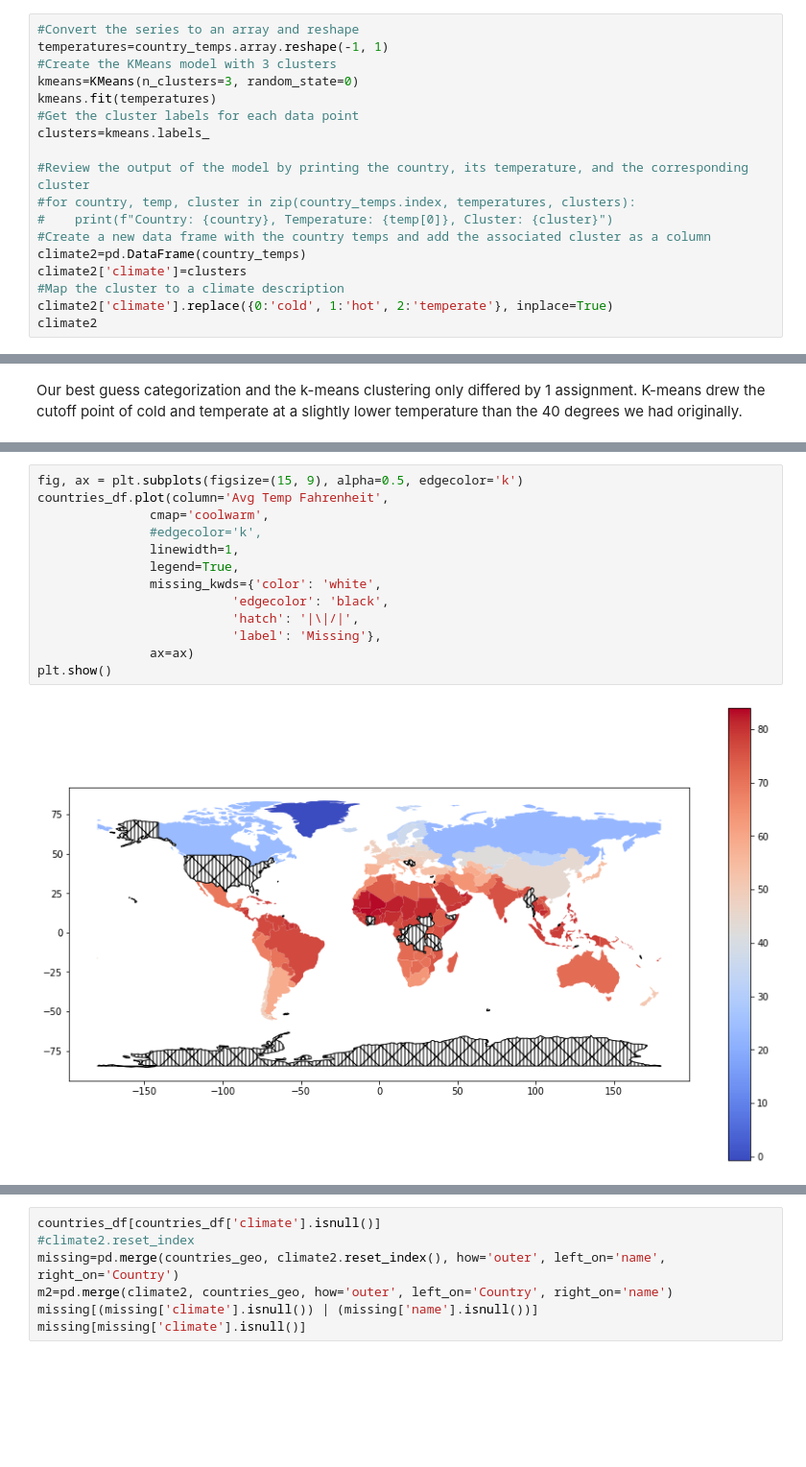
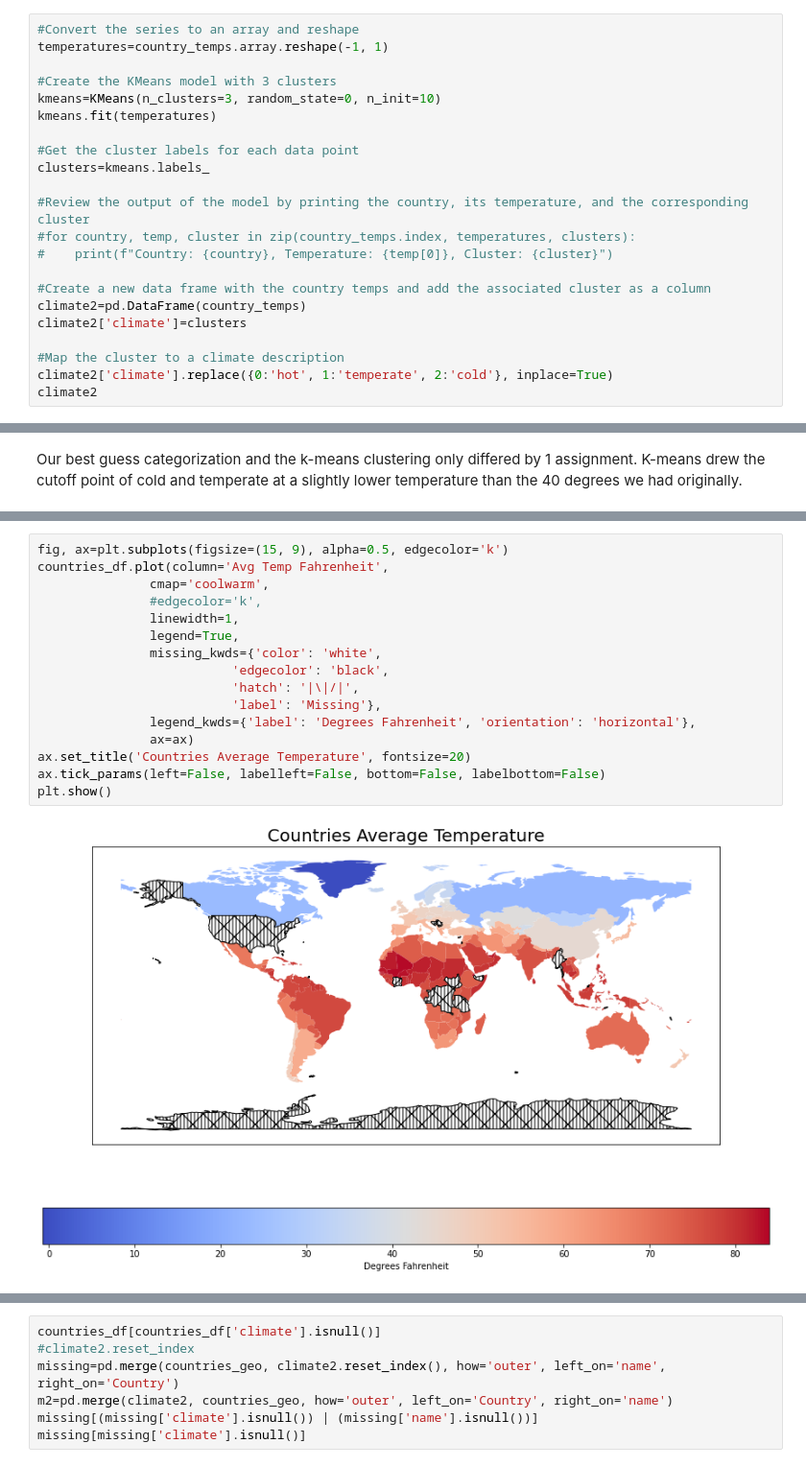
Before and after one commit to speedytmark/Draft_Project, a Jupyter notebook: TMark_ESullivan_4447_Final_Project_Olympics.ipynb, the cells around one changed output, grey strips where cells are left out. Shown at 96% size. Drawn from its saved outputs; the diff is of its cells as text; blank space fills up the shorter version.

```diff
--- a/TMark_ESullivan_4447_Final_Project_Olympics.ipynb
+++ b/TMark_ESullivan_4447_Final_Project_Olympics.ipynb
@@ -995,20 +1004,24 @@ climate[climate.index == 'United States']
 # %%
 #Convert the series to an array and reshape
 temperatures=country_temps.array.reshape(-1, 1)
+
 #Create the KMeans model with 3 clusters
-kmeans=KMeans(n_clusters=3, random_state=0)
+kmeans=KMeans(n_clusters=3, random_state=0, n_init=10)
 kmeans.fit(temperatures)
+
 #Get the cluster labels for each data point
 clusters=kmeans.labels_
 
 #Review the output of the model by printing the country, its temperature, and the corresponding cluster
 #for country, temp, cluster in zip(country_temps.index, temperatures, clusters):
 #    print(f"Country: {country}, Temperature: {temp[0]}, Cluster: {cluster}")
+
 #Create a new data frame with the country temps and add the associated cluster as a column
 climate2=pd.DataFrame(country_temps)
 climate2['climate']=clusters
+
 #Map the cluster to a climate description
-climate2['climate'].replace({0:'cold', 1:'hot', 2:'temperate'}, inplace=True)
+climate2['climate'].replace({0:'hot', 1:'temperate', 2:'cold'}, inplace=True)
 climate2
 # %% [output]
 |  | Avg Temp Fahrenheit | climate |
@@ -1093,16 +1103,19 @@ Using the geometry column we can show this data on the map.
 # %%
-fig, ax = plt.subplots(figsize=(15, 9), alpha=0.5, edgecolor='k')
+fig, ax=plt.subplots(figsize=(15, 9), alpha=0.5, edgecolor='k')
 countries_df.plot(column='Avg Temp Fahrenheit',
                cmap='coolwarm',
                #edgecolor='k',
                linewidth=1,
                legend=True,
                missing_kwds={'color': 'white',
                           'edgecolor': 'black',
                           'hatch': '|\|/|',
                           'label': 'Missing'},
+               legend_kwds={'label': 'Degrees Fahrenheit', 'orientation': 'horizontal'},
                ax=ax)
+ax.set_title('Countries Average Temperature', fontsize=20)
+ax.tick_params(left=False, labelleft=False, bottom=False, labelbottom=False)
 plt.show()
 # %% [output]
-[figure, old version]
+[figure, new version]
 # %% [markdown]
```
Also changed, not shown: parts of 45 cells of this notebook, 1 other file.
